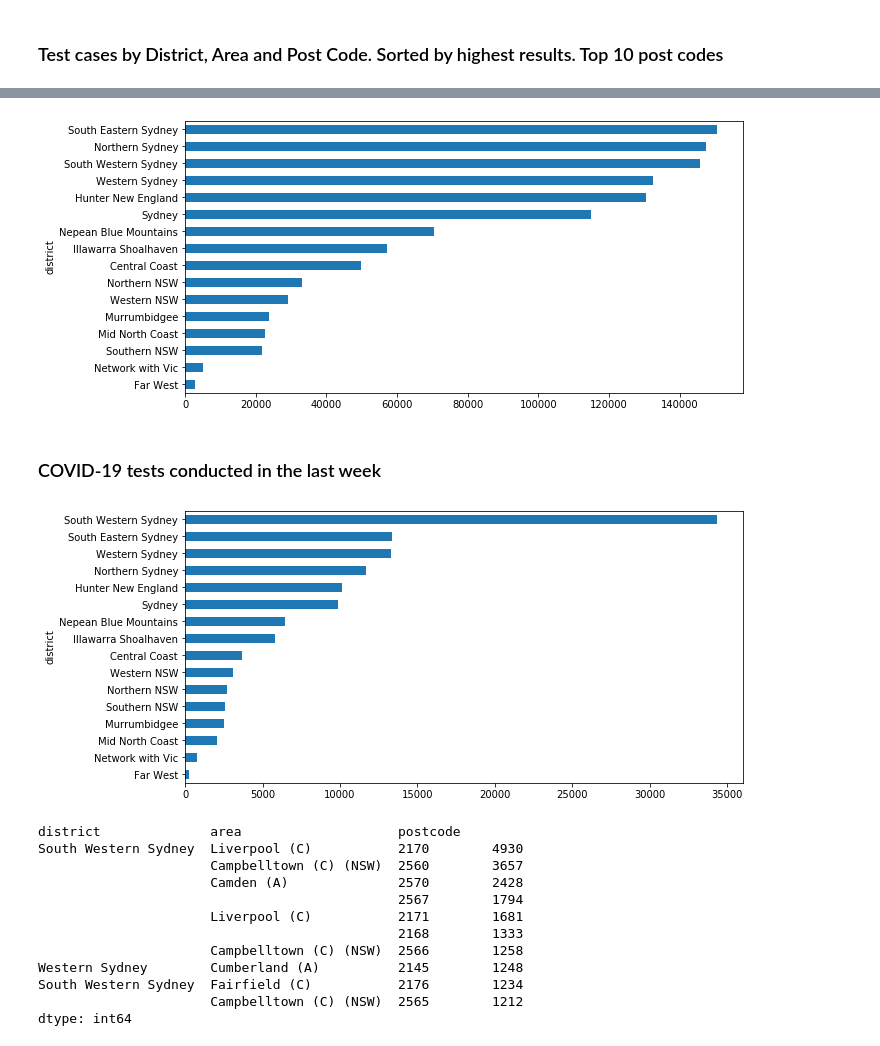
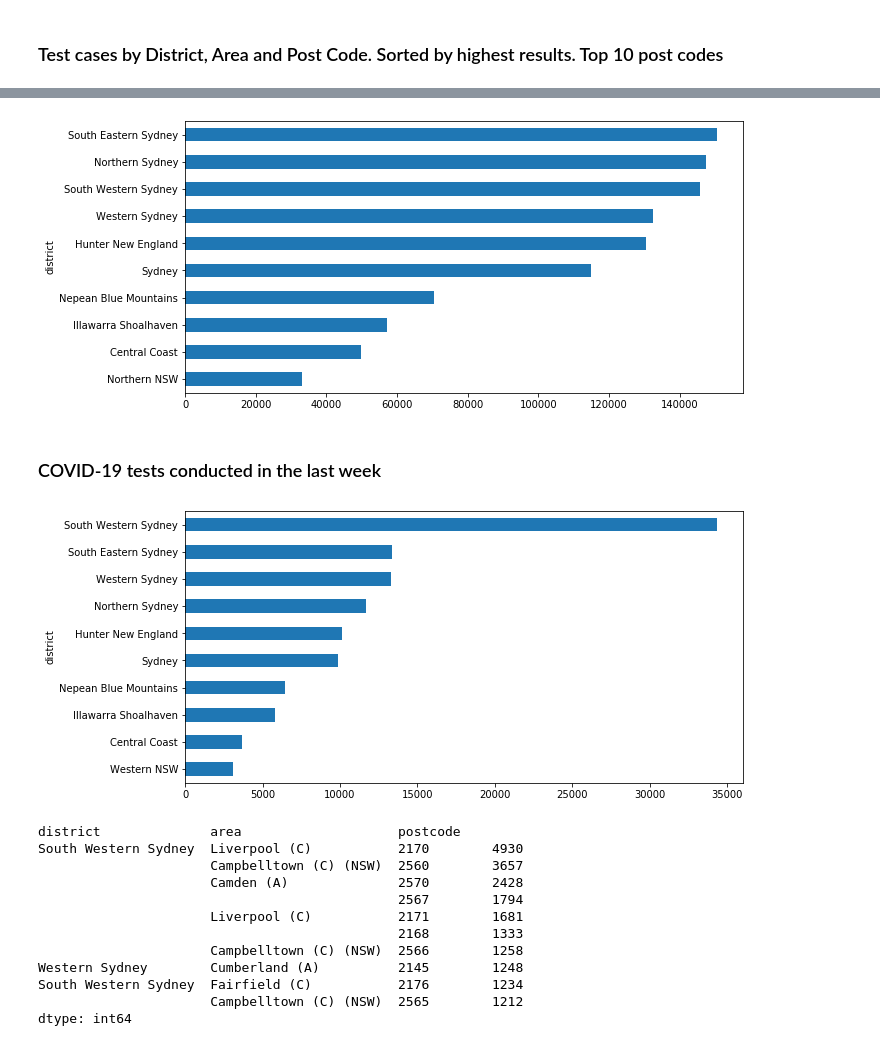
Before and after one commit to ben-bergan/jupyter_notebooks, a Jupyter notebook: notebooks/NSW Ministry of Health - COVID-19 tests by location.ipynb, the cells around one changed output, grey strips where cells are left out. Saved outputs shown, nothing was run; the diff lists cells and outputs as text; code cells hidden in the pictures.

```diff
--- a/notebooks/NSW Ministry of Health - COVID-19 tests by location.ipynb
+++ b/notebooks/NSW Ministry of Health - COVID-19 tests by location.ipynb
@@ -20,12 +20,16 @@ import matplotlib.pyplot as plt
 df = pd.read_csv('covid-19-tests-by-date-and-postcode-local-health-district-and-local-government-area.csv')
 # %%
 df['postcode'] = df['postcode'].apply(str)
+# %%
+df['lga_code19'] = df['lga_code19'].apply(str)
 # %%
 df['postcode'] = df['postcode'].replace('\.0','',regex=True)
 # %%
 df.dropna(inplace=True)
 # %%
 df = df.rename(columns={'lhd_2010_name':'district','lga_name19':'area'})
+# %%
+df['test_date'] = pd.to_datetime(df['test_date'])
 # %%
 data = df[['test_date','postcode','district','area']]
 # %% [markdown]
@@ -41,4 +45,4 @@ plt.show()
 # %% [markdown]
 ### Test cases by District, Area and Post Code. Sorted by highest results. Top 10 post codes
 # %%
-data.groupby(['district','area','postcode']).size().sort_values(ascending=False).head(10)
+top10 = data.groupby(['district']).size().sort_values(ascending=False).head(10)
@@ -58,8 +49,8 @@ dtype: int64
 # %%
-data.groupby('district').size().sort_values().plot(kind='barh',figsize=(10,5))
+top10.groupby('district').sum().sort_values().plot(kind='barh',figsize=(10,5))
 plt.show()
 # %% [output]
-[figure, old version]
+[figure, new version]
 # %% [markdown]
 ### COVID-19 tests conducted in the last week
 # %%
@@ -67,8 +60,8 @@ lw = data[data['test_date']>='2020-07-13']
 # %%
-lw.groupby('district').size().sort_values().plot(kind='barh',figsize=(10,5))
+lw_top10.groupby('district').sum().sort_values().plot(kind='barh',figsize=(10,5))
 plt.show()
 # %% [output]
-[figure, old version]
+[figure, new version]
 # %%
 lw.groupby(['district','area','postcode']).size().sort_values(ascending=False).head(10)
 # %% [output]
```
Also changed, not shown: parts of 3 cells of this notebook.
